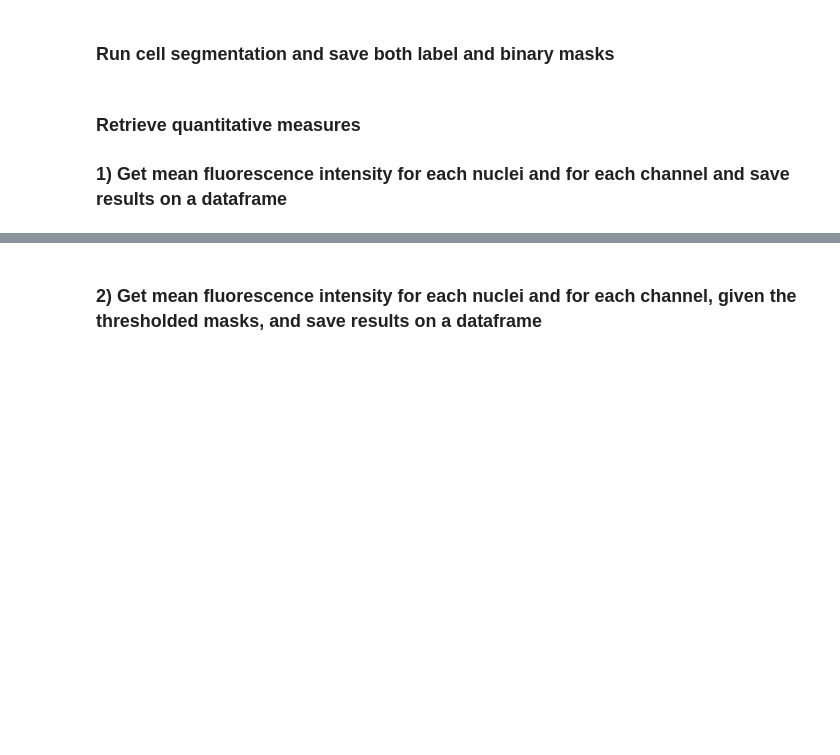
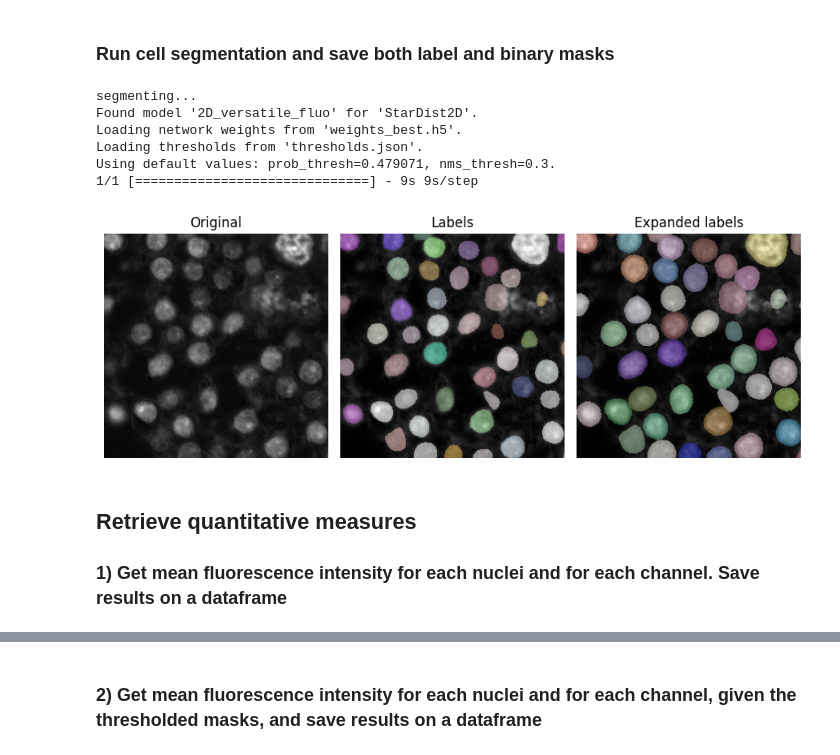
Before and after one commit to BIIFSweden/spermatogenesis-profiling, a Jupyter notebook: notebooks/pipeline_multiplexed.ipynb, the cells around one changed output, grey strips where cells are left out. Saved outputs shown, nothing was run; the diff lists cells and outputs as text; code cells hidden in the pictures; blank space fills up the shorter version.

```diff
--- a/notebooks/pipeline_multiplexed.ipynb
+++ b/notebooks/pipeline_multiplexed.ipynb
@@ -285,14 +117,10 @@ plt.show()
 # %% [markdown]
 ### Run cell segmentation and save both label and binary masks
 # %%
-#import pickle
-
-#image = filtered.astype('uint16')
-#pickle.dump({'args':[image, param]},open('inputs.pkl','wb'))
-
+# if split option is set True, then split in tiles
 if split:
     image16 = filtered.astype('uint16')
-    full_image = np.reshape(image16, [1, filtered.shape[0], filtered.shape[1]]) # reshape to [#channels, width, height]
+    full_image = np.reshape(image16, [1, filtered.shape[0], filtered.shape[1]])
 
     blockSize = 2000
     # Setup tiling parameters
@@ -308,7 +136,7 @@ if split:
 
         tile_new = tile[0,:,:]
 
-        labels = segment_with_stardist(normalize(tile_new),nms_thresh, prob_thresh)
+        labels = segment_with_stardist(normalize(tile_new),[nms_thresh, prob_thresh])
         maxLabelTile = np.amax(labels) # get max label of the current mask
         labels = np.where(labels > 0, labels+countLabels, labels) # sum countLabels to the current mask
         countLabels = countLabels + maxLabelTile # sum current max label to countLabels
@@ -325,7 +153,7 @@ if split:
     io.imsave(outpath + '/_testDAPI_segmented_merged_labeled.tif',labels.astype('uint16'))
 else:
     print('segmenting...')
-    labels = segment_with_stardist(normalize(filtered),nms_thresh, prob_thresh)
+    labels = segment_with_stardist(normalize(filtered),[nms_thresh, prob_thresh])
 
 # Get binary mask
 binary_mask = labels.copy()
@@ -333,38 +161,44 @@ binary_mask[binary_mask > 0] = 1
 
 io.imsave(outpath + '/_cells_labels.tif',labels)
 io.imsave(outpath + '/_cells_binary.tif',util.img_as_ubyte(binary_mask*255))
 
 ### Expand labels to incorporate cells' neighborhoods
 expanded_labels = segmentation.expand_labels(labels, distance=dist)
 io.imsave(outpath + '/_cells_labels_expanded.tif',expanded_labels)
 
 # Show the segmentations.
 fig, axes = plt.subplots(
     nrows=1,
     ncols=3,
     figsize=(9, 5),
     sharex=True,
     sharey=True,
 )
 
 axes[0].imshow(exposure.rescale_intensity(original[1000:1250, 1000:1250]), cmap="gray")
 axes[0].set_title("Original")
-#axes[0].imshow(exposure.rescale_intensity(original), cmap="gray")
-#axes[0].set_title("Original")
 
 axes[1].imshow(render_label(labels, img=original)[1000:1250, 1000:1250])
 axes[1].set_title("Labels")
 
 axes[2].imshow(render_label(expanded_labels, img=original)[1000:1250, 1000:1250])
 axes[2].set_title("Expanded labels")
 
 for a in axes:
     a.axis("off")
 fig.tight_layout()
 plt.show()
+# %% [output]
+segmenting...
+Found model '2D_versatile_fluo' for 'StarDist2D'.
+Loading network weights from 'weights_best.h5'.
+Loading thresholds from 'thresholds.json'.
+Using default values: prob_thresh=0.479071, nms_thresh=0.3.
+1/1 [==============================] - 9s 9s/step
+[figure, added]
 # %% [markdown]
-### Retrieve quantitative measures
-### 1) Get mean fluorescence intensity for each nuclei and for each channel and save results on a dataframe
+## Retrieve quantitative measures
+### 1) Get mean fluorescence intensity for each nuclei and for each channel. Save results on a dataframe
 # %%
 properties = ['label', 'intensity_mean']
 
```
Also changed, not shown: parts of 15 cells of this notebook, 2 other files.
